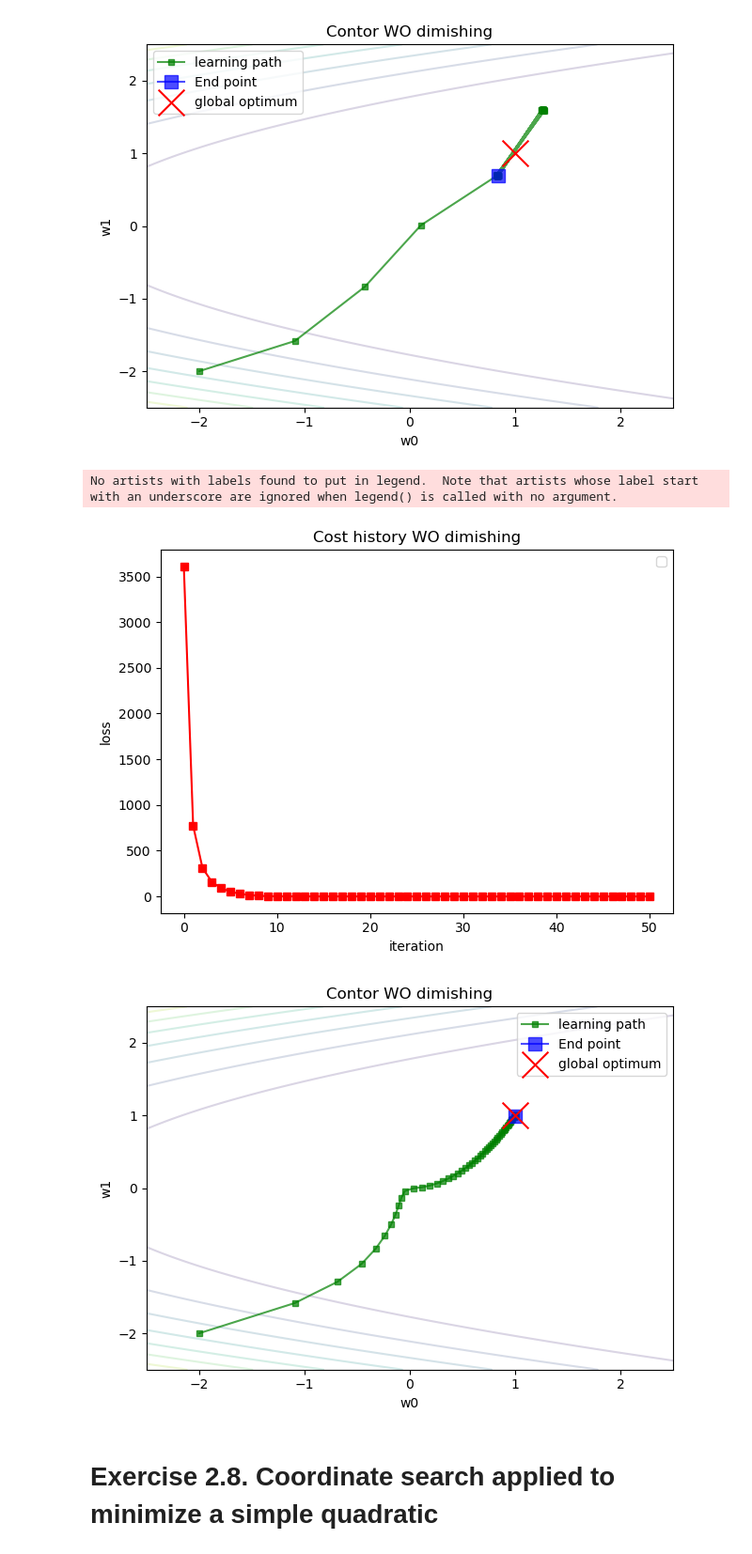
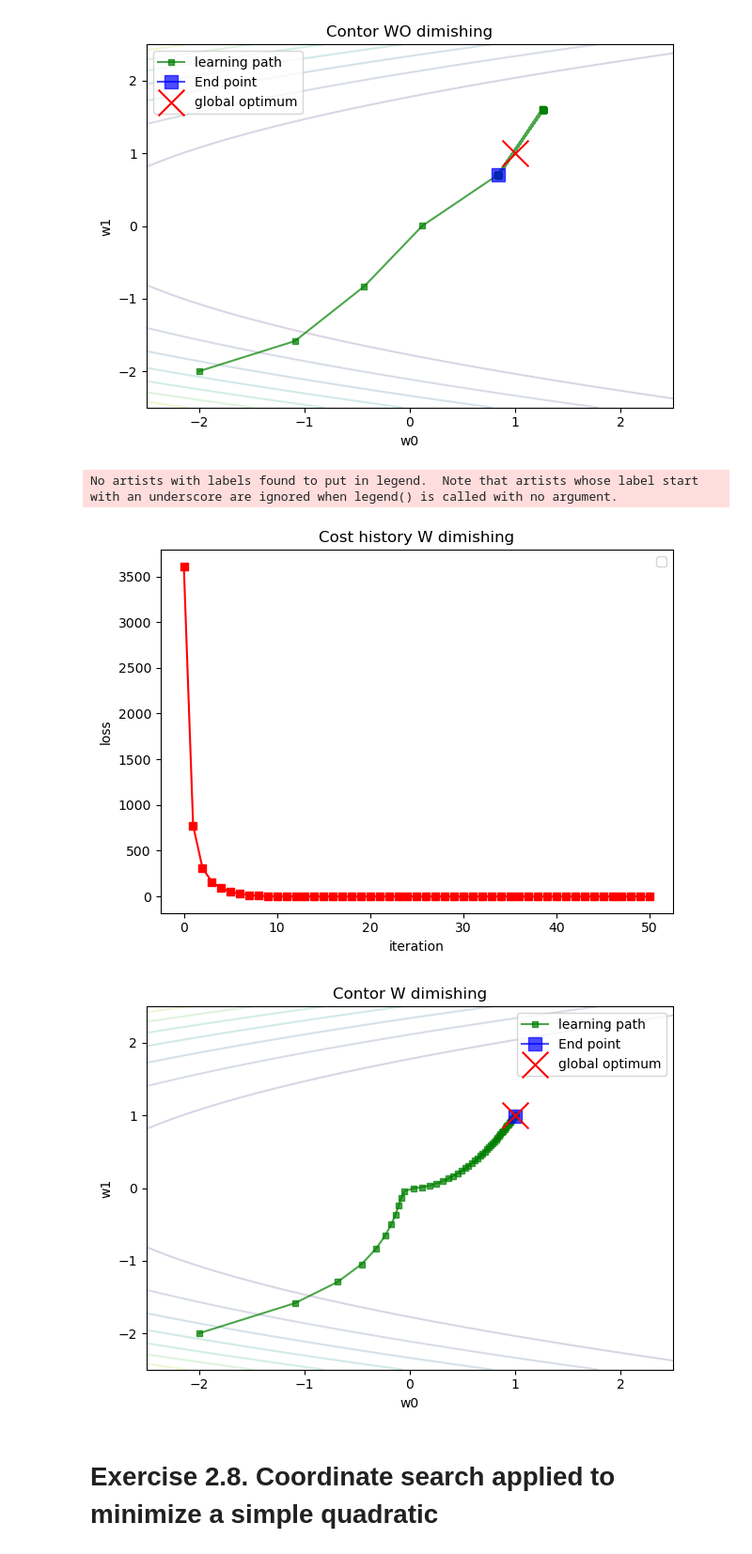
Before and after one commit to Zod-L/machine_learning_refined, a Jupyter notebook: mlrefined_exercises/ed_2/chapter_2/chapter_2_exercises.ipynb, the cells around one changed output. Shown at 94% size. Saved outputs shown, nothing was run; the diff lists cells and outputs as text; code cells hidden in the pictures.

```diff
--- a/mlrefined_exercises/ed_2/chapter_2/chapter_2_exercises.ipynb
+++ b/mlrefined_exercises/ed_2/chapter_2/chapter_2_exercises.ipynb
@@ -199,23 +199,23 @@ No artists with labels found to put in legend.  Note that artists whose label st
 # %%
 # Train with dimishing
 w = np.array([-2, -2])
 K = 50
 P = 1000
 losses = [loss(w)]
 ws = [w]
 for k in range(1, K+1):
     w, loss_val = step(w, P, k)
     ws.append(w)
     losses.append(loss_val)
 
 ax = plt.subplot()
-plot_hist(np.arange(K+1), losses, "Cost history WO dimishing")
+plot_hist(np.arange(K+1), losses, "Cost history W dimishing")
 ax = plt.subplot()
-plot_countor(np.array([w[0] for w in ws]), np.array([w[1] for w in ws]), "Contor WO dimishing")
+plot_countor(np.array([w[0] for w in ws]), np.array([w[1] for w in ws]), "Contor W dimishing")
 # %% [output]
 No artists with labels found to put in legend.  Note that artists whose label start with an underscore are ignored when legend() is called with no argument.
-[figure, old version]
+[figure, new version]
-[figure, old version]
+[figure, new version]
 # %% [markdown]
 # Exercise 2.8. Coordinate search applied to minimize a simple quadratic
 # %%
```
Also changed, not shown: parts of 5 cells of this notebook.
